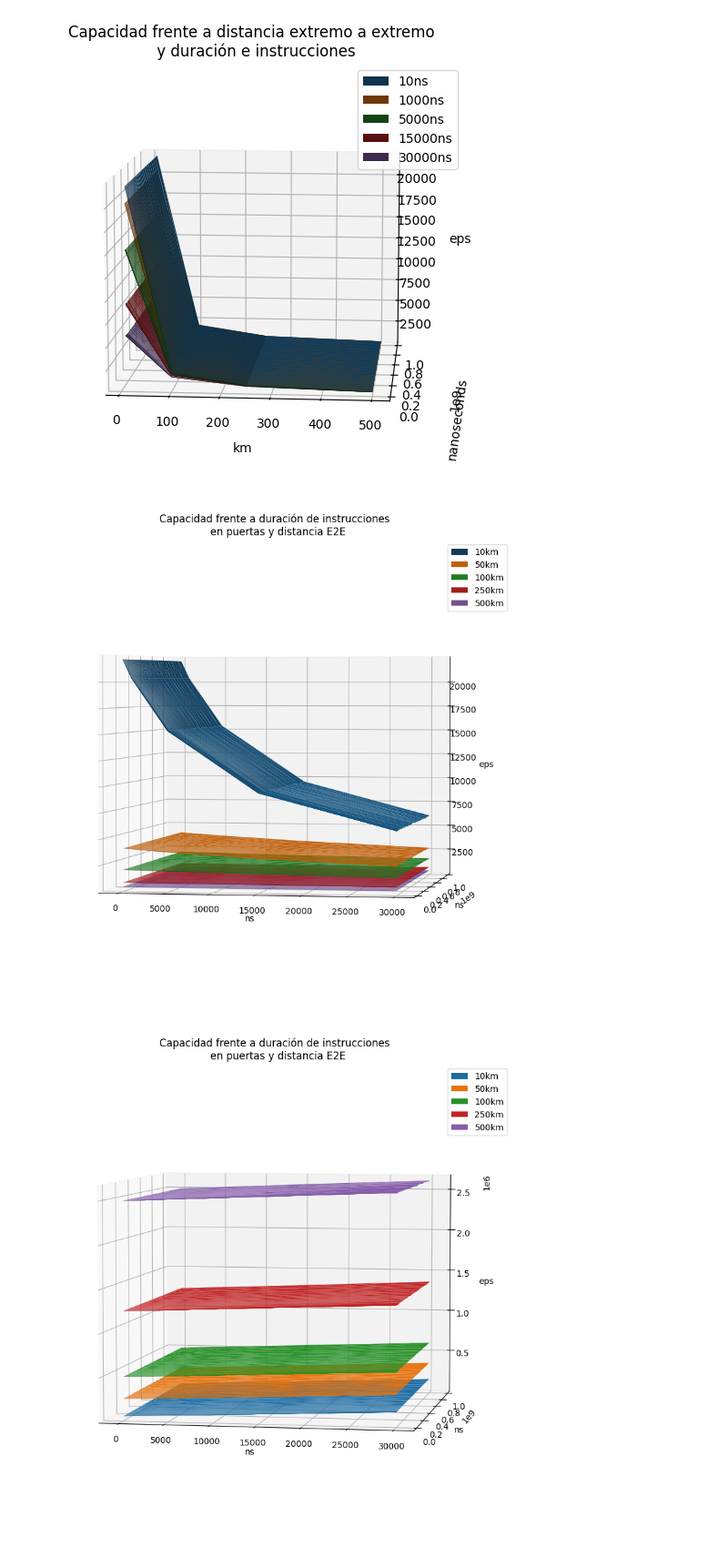
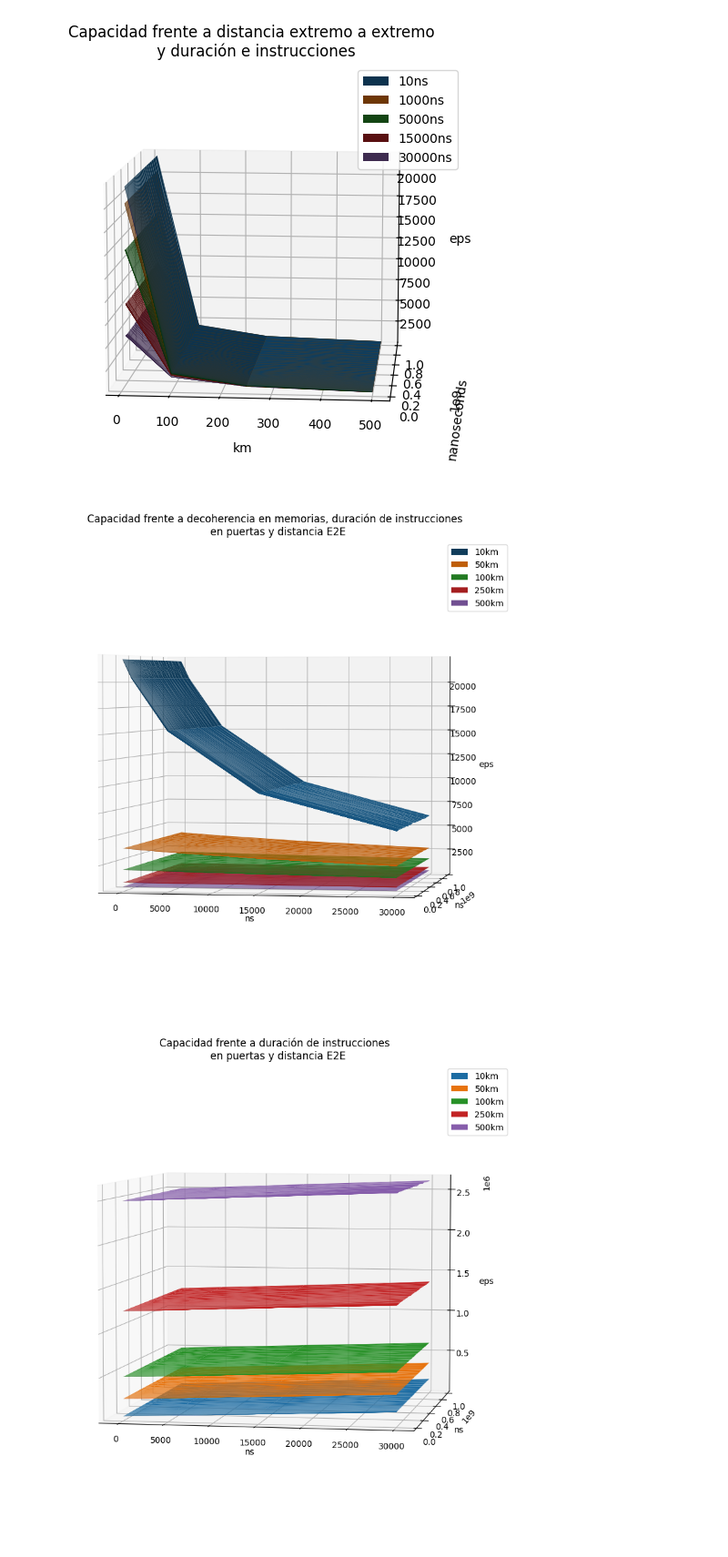
Before and after one commit to davidpcuvigo/quantumcity, a Jupyter notebook: graficosTFM/Prueba24.ipynb, the cells around one changed output. Shown at 91% size. Drawn from its saved outputs; the diff is of its cells as text; code cells hidden in the pictures.

```diff
--- a/graficosTFM/Prueba24.ipynb
+++ b/graficosTFM/Prueba24.ipynb
@@ -29,28 +29,28 @@ plt.show()
 # %%
 import pandas as pd
 import numpy as np
 import matplotlib as mpl
 import matplotlib.pyplot as plt
 from mpl_toolkits.mplot3d import Axes3D
 
 #my_cmap = plt.get_cmap('hot')
 
 df24 = pd.read_csv('prueba24.csv',delimiter=',')
 df24.set_index('gate time',inplace=True)
 fig = plt.figure(figsize=(12,10))
 ax = fig.add_subplot(projection = '3d')
 ax.set_xlabel('ns')
 ax.set_ylabel('ns')
 ax.set_zlabel('eps',labelpad=12)
-ax.set_title('Capacidad frente a duración de instrucciones \n en puertas y distancia E2E')
+ax.set_title('Capacidad frente a decoherencia en memorias, duración de instrucciones \n en puertas y distancia E2E')
 
 for distance in [10,50,100,250,500]:
     ax.plot_trisurf(df24[df24['distance']==distance].index,df24[df24['distance']==distance]['valor'],df24[df24['distance']==distance]['EPS'],linewidth=0.2, antialiased=True)
     ax.view_init(elev=2., azim=280)
 plt.legend(['10km','50km','100km','250km','500km'])
 plt.show()
 # %% [output]
-[figure, old version]
+[figure, new version]
 # %%
 import pandas as pd
 import numpy as np
```
Also changed, not shown: parts of 5 cells of this notebook, 16 other files.
